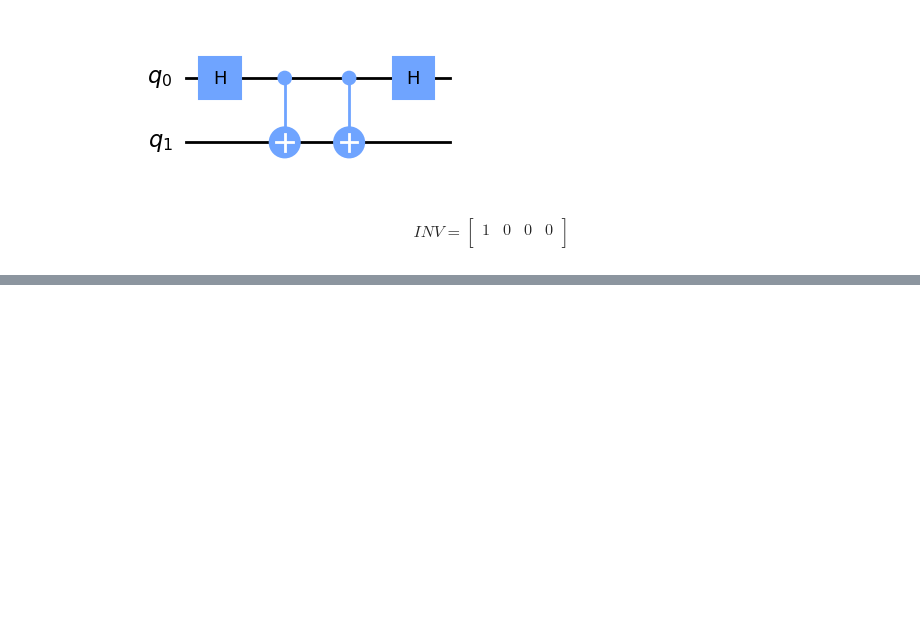
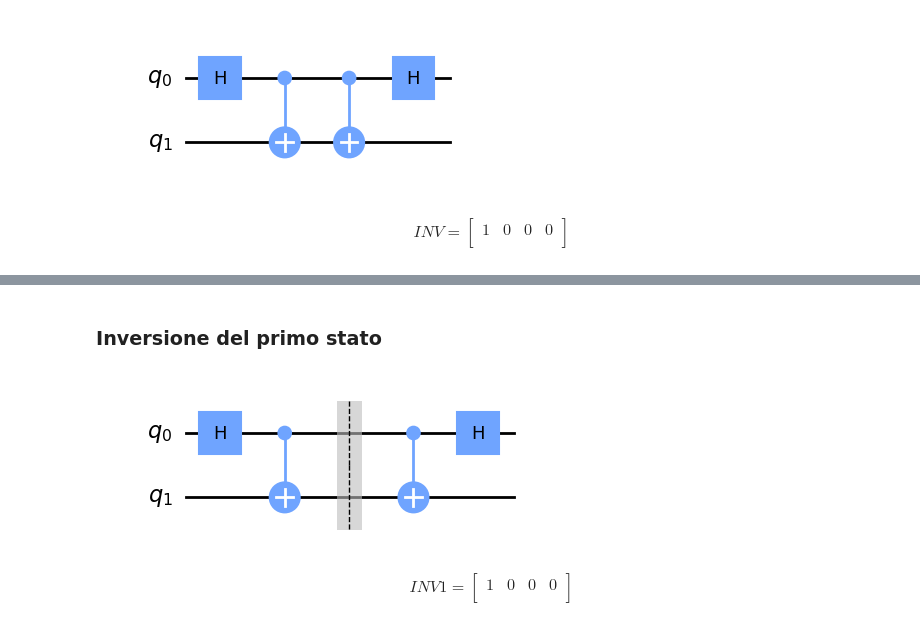
Before and after one commit to EmmanueleVilla/quantum_computing, a Jupyter notebook: Colab_10a_Gli_stati_di_Bell.ipynb, the cells around one changed output, grey strips where cells are left out. Drawn from its saved outputs; the diff is of its cells as text; code cells hidden in the pictures; blank space fills up the shorter version.

```diff
--- a/Colab_10a_Gli_stati_di_Bell.ipynb
+++ b/Colab_10a_Gli_stati_di_Bell.ipynb
@@ -119,0 +129,21 @@ $$
+# %% [markdown]
+### Inversione del primo stato
+# %%
+qc = QuantumCircuit(2)
+qc.h(0)
+qc.cx(0, 1)
+qc.barrier()
+qc.cx(0, 1)
+qc.h(0)
+qc.draw(output="mpl")
+# %% [output]
+[figure, added]
+# %%
+array_to_latex(get_state(qc), prefix="INV1=")
+# %% [output]
+$$
+INV1=
+\begin{bmatrix}
+1 & 0 & 0 & 0  \\
+ \end{bmatrix}
+$$
```
Also changed, not shown: parts of 11 cells of this notebook.
